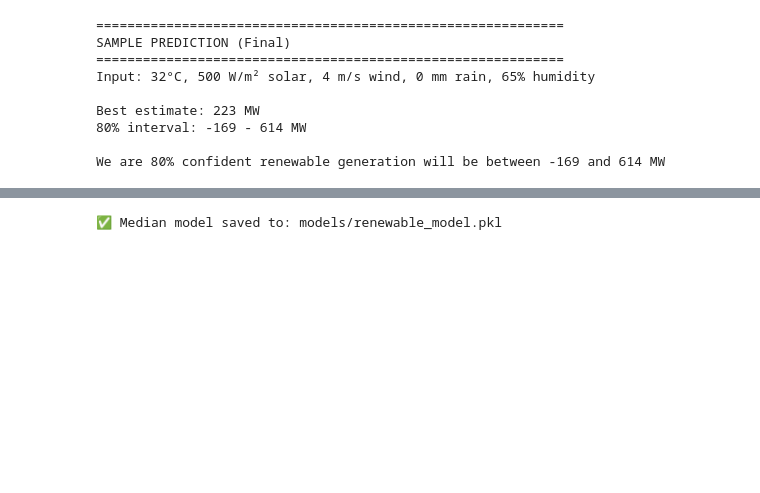
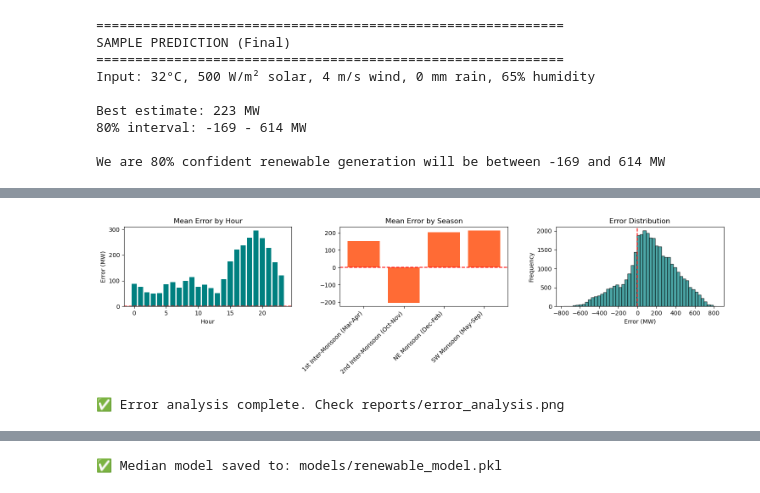
Before and after one commit to deeps-pixel/Sri-Lanka-Renewable-Energy-Forecast, a Jupyter notebook: notebooks/renewable_forecast.ipynb.ipynb, the cells around one changed output, grey strips where cells are left out. Saved outputs shown, nothing was run; the diff lists cells and outputs as text; code cells hidden in the pictures; blank space fills up the shorter version.

```diff
--- a/notebooks/renewable_forecast.ipynb.ipynb
+++ b/notebooks/renewable_forecast.ipynb.ipynb
@@ -493,3 +711,78 @@ Best estimate: 223 MW
 80% interval: -169 - 614 MW
 
 We are 80% confident renewable generation will be between -169 and 614 MW
+# %%
+# Cell 11.5: Error Analysis
+print("=" * 60)
+print("ERROR ANALYSIS")
+print("=" * 60)
+
+# Create results dataframe
+test_results = pd.DataFrame({
+    'datetime': y_test.index[:len(y_pred_50)],
+    'actual': y_test.values[:len(y_pred_50)],
+    'predicted': y_pred_50,
+    'error': y_test.values[:len(y_pred_50)] - y_pred_50,
+    'hour': y_test.index[:len(y_pred_50)].hour,
+    'month': y_test.index[:len(y_pred_50)].month,
+    'is_weekend': y_test.index[:len(y_pred_50)].dayofweek >= 5
+})
+
+# Add season
+def get_season(month):
+    if month in [12, 1, 2]:
+        return 'NE Monsoon (Dec-Feb)'
+    elif month in [3, 4]:
+        return '1st Inter-Monsoon (Mar-Apr)'
+    elif month in [5, 6, 7, 8, 9]:
+        return 'SW Monsoon (May-Sep)'
+    else:
+        return '2nd Inter-Monsoon (Oct-Nov)'
+
+test_results['season'] = test_results['month'].map(get_season)
+
+# Error by hour
+print("\nError by hour of day:")
+hourly_error = test_results.groupby('hour')['error'].agg(['mean', 'std', 'count'])
+print(hourly_error.head(8))
+
+# Error by season
+print("\nError by season:")
+seasonal_error = test_results.groupby('season')['error'].agg(['mean', 'std', 'count'])
+print(seasonal_error)
+
+# Error by actual value range
+test_results['actual_bin'] = pd.cut(test_results['actual'], bins=[0, 500, 1000, 1500, 2000, 3000])
+print("\nError by actual generation range:")
+bin_error = test_results.groupby('actual_bin')['error'].agg(['mean', 'std', 'count'])
+print(bin_error)
+
+# Plot
+fig, axes = plt.subplots(1, 3, figsize=(15, 4))
+
+# Error by hour
+axes[0].bar(hourly_error.index, hourly_error['mean'], color='#008080')
+axes[0].axhline(y=0, color='red', linestyle='--')
+axes[0].set_title('Mean Error by Hour')
+axes[0].set_xlabel('Hour')
+axes[0].set_ylabel('Error (MW)')
+
+# Error by season
+axes[1].bar(seasonal_error.index, seasonal_error['mean'], color='#FF6B35')
+axes[1].axhline(y=0, color='red', linestyle='--')
+axes[1].set_title('Mean Error by Season')
+axes[1].set_xticklabels(seasonal_error.index, rotation=45, ha='right')
+
+# Error distribution histogram
+axes[2].hist(test_results['error'], bins=50, color='#008080', alpha=0.7, edgecolor='black')
+axes[2].axvline(x=0, color='red', linestyle='--')
+axes[2].set_title('Error Distribution')
+axes[2].set_xlabel('Error (MW)')
+axes[2].set_ylabel('Frequency')
+
+plt.tight_layout()
+plt.savefig('../reports/error_analysis.png', dpi=150)
+plt.show()
+
+print("\n✅ Error analysis complete. Check reports/error_analysis.png")
+# %% [output]
@@ -495,0 +806,2 @@ We are 80% confident renewable generation will be between -169 and 614 MW
+[figure, added]
+✅ Error analysis complete. Check reports/error_analysis.png
```
Also changed, not shown: parts of 9 cells of this notebook, 6 other files.
